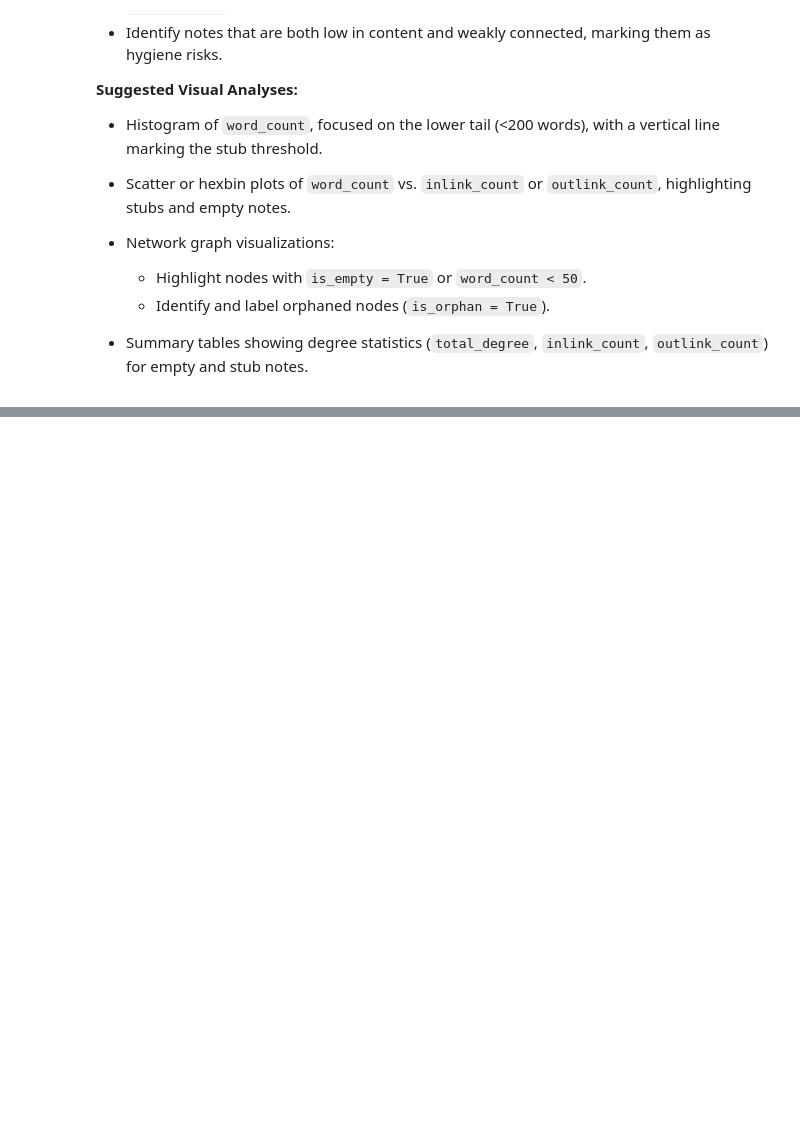
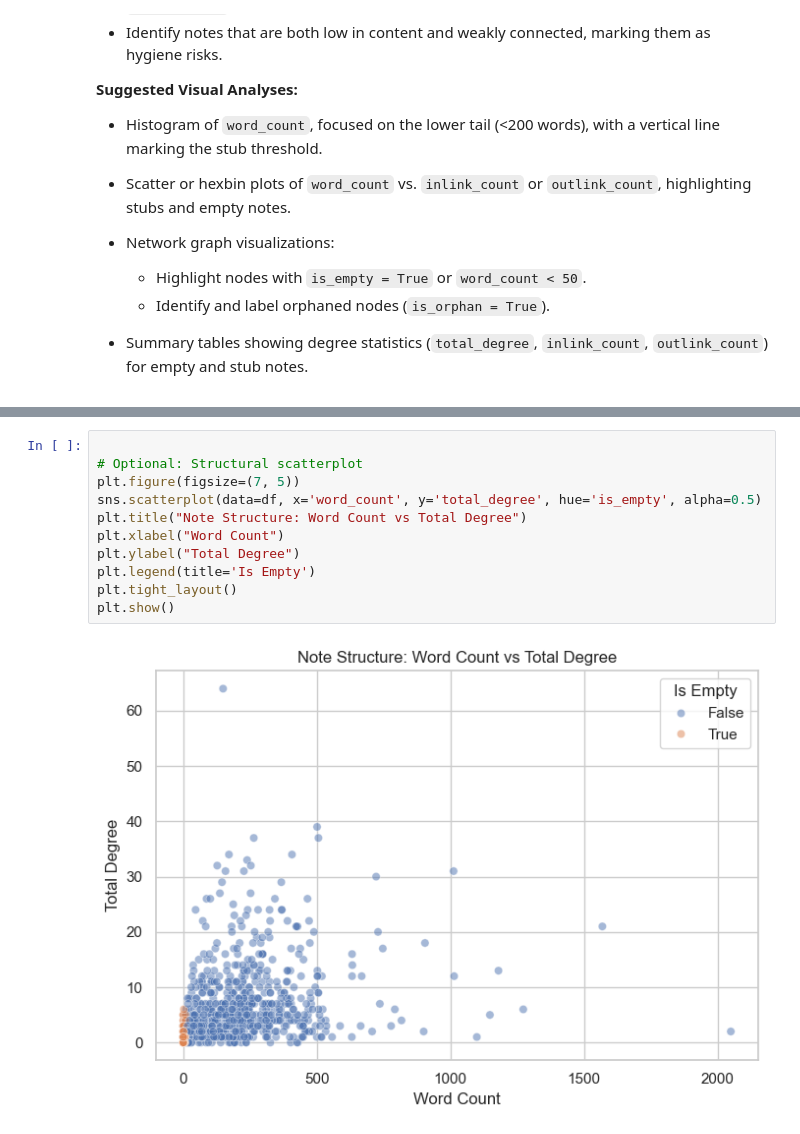
Before and after one commit to rhyslwells/Data-Archive-Graph, a Jupyter notebook: eda/1-coarse-analysis/working.ipynb, the cells around one changed output, grey strips where cells are left out. Drawn from its saved outputs; the diff is of its cells as text; blank space fills up the shorter version.

```diff
--- a/eda/1-coarse-analysis/working.ipynb
+++ b/eda/1-coarse-analysis/working.ipynb
@@ -616,0 +852,13 @@ This section focuses on the presence of mathematical notation within notes, usin
+# %%
+
+# Optional: Structural scatterplot
+plt.figure(figsize=(7, 5))
+sns.scatterplot(data=df, x='word_count', y='total_degree', hue='is_empty', alpha=0.5)
+plt.title("Note Structure: Word Count vs Total Degree")
+plt.xlabel("Word Count")
+plt.ylabel("Total Degree")
+plt.legend(title='Is Empty')
+plt.tight_layout()
+plt.show()
+# %% [output]
+[figure, added]
```
Also changed, not shown: parts of 29 cells of this notebook.
